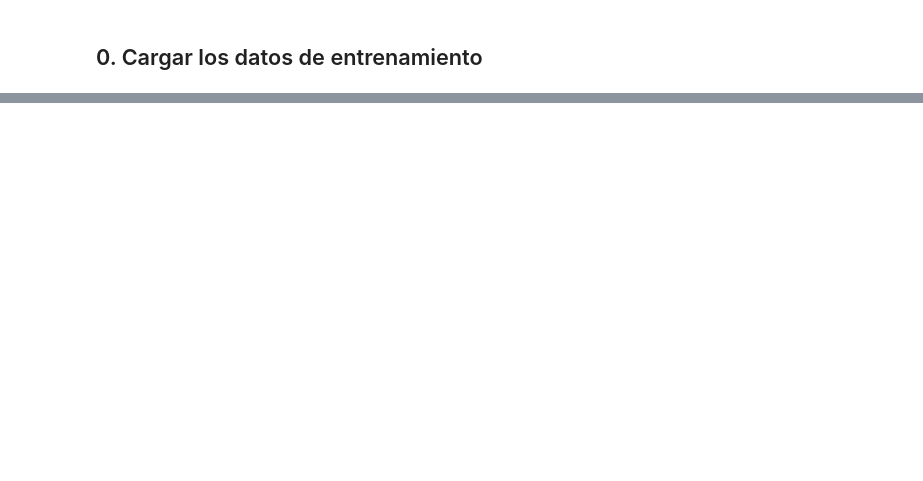
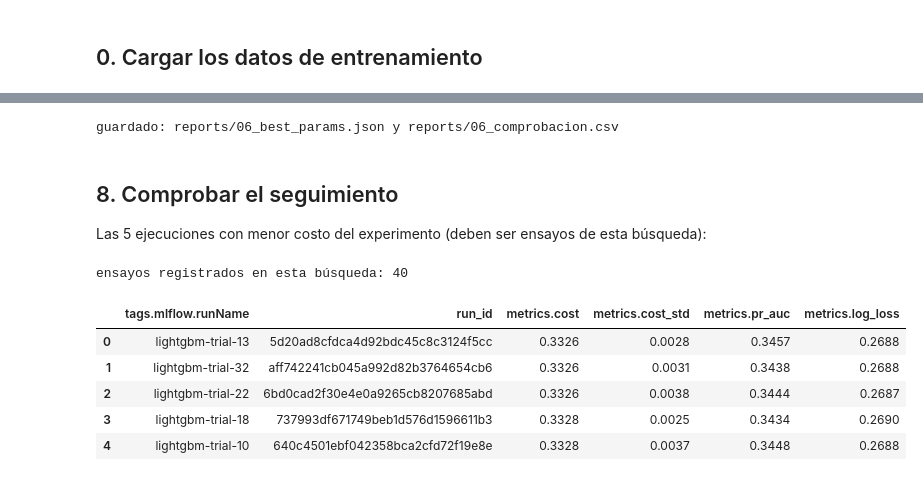
Before and after one commit to andiryospina/proyecto_venta_cruzada_seguro, a Jupyter notebook: notebooks/06_optimizacion.ipynb, the cells around one changed output, grey strips where cells are left out. Cells and saved outputs as stored; diff of their text form; code cells hidden in the pictures; blank space fills up the shorter version.

```diff
--- a/notebooks/06_optimizacion.ipynb
+++ b/notebooks/06_optimizacion.ipynb
@@ -185,0 +222,9 @@ ordenarlos por la métrica principal?
+# %%
+use_tuned = cost_high < 0
+verdict = ("sí: todo el intervalo está bajo cero" if use_tuned else
+           "no distinguible del ruido: el intervalo cruza el cero" if cost_low <= 0 <= cost_high else
+           "empeora: todo el intervalo está sobre cero")
+print(f"costo  optimizado − partida = {cost_diff:+.4f}  IC 95 % [{cost_low:+.4f}, {cost_high:+.4f}]  → {verdict}")
+print(f"PR-AUC optimizado − partida = {pr_diff:+.4f}  IC 95 % [{pr_low:+.4f}, {pr_high:+.4f}]  (control, no decide)")
+print(f"por cada 10.000 clientes: {cost_diff * 10_000:+.0f} unidades de costo (1 = llamada sin éxito; 5 = interesado perdido)")
+print("DECISIÓN:", "se usan los parámetros OPTIMIZADOS" if use_tuned else "se conservan los parámetros de PARTIDA")
@@ -185,0 +245,50 @@ ordenarlos por la métrica principal?
+# %%
+with mlflow.start_run(run_name="comprobacion-reservada"):
+    mlflow.set_tags({"etapa": "06_optimizacion", "modelo": "lightgbm", "tipo": "comprobacion",
+                     "decision": "optimizado" if use_tuned else "partida"})
+    mlflow.log_params({f"best_{k}": v for k, v in study.best_params.items()})
+    mlflow.log_metrics({f"holdout_{k}_tuned": v for k, v in m_tuned.items()})
+    mlflow.log_metrics({f"holdout_{k}_start": v for k, v in m_start.items()})
+    mlflow.log_metrics({"holdout_cost_diff": cost_diff, "holdout_cost_diff_low": cost_low, "holdout_cost_diff_high": cost_high,
+                        "holdout_pr_auc_diff": pr_diff, "holdout_pr_auc_diff_low": pr_low, "holdout_pr_auc_diff_high": pr_high})
+    check_run_id = mlflow.active_run().info.run_id
+
+chosen = study.best_params if use_tuned else {**START_PARAMS}
+record = {
+    "finalista": "lightgbm",
+    "decision": "optimizado" if use_tuned else "partida",
+    "parametros": chosen,
+    "parametros_optimizados": study.best_params,
+    "parametros_partida": START_PARAMS,
+    "busqueda": {"metrica": "cost", "ensayos": len(costs), "pliegues": TUNE_FOLDS, "mejor_ensayo": best.number,
+                 "costo_cv_mejor": best.value, "costo_cv_partida": float(start_cost)},
+    "reservado": {"clientes": int(len(y_hold)), "costo_partida": m_start["cost"], "costo_optimizado": m_tuned["cost"],
+                  "diferencia": cost_diff, "intervalo_95": [cost_low, cost_high],
+                  "pr_auc_diferencia": pr_diff, "pr_auc_intervalo_95": [pr_low, pr_high]},
+    "tracking": donde, "experimento": experimento,
+    "mlflow_parent_run_id": study.user_attrs.get("mlflow_parent_run_id"), "mlflow_check_run_id": check_run_id,
+}
+(REPORTS / "06_best_params.json").write_text(json.dumps(record, indent=2, default=float), encoding="utf-8")
+check.to_csv(REPORTS / "06_comprobacion.csv")
+print("guardado: reports/06_best_params.json y reports/06_comprobacion.csv")
+# %% [output]
+guardado: reports/06_best_params.json y reports/06_comprobacion.csv
+# %% [markdown]
+## 8. Comprobar el seguimiento
+
+Las 5 ejecuciones con menor costo del experimento (deben ser ensayos de esta búsqueda):
+# %%
+runs = mlflow.search_runs(experiment_names=[experimento], filter_string="tags.etapa = '06_optimizacion' and metrics.cost > 0",
+                          order_by=["metrics.cost ASC"], max_results=5)
+cols = [c for c in ["tags.mlflow.runName", "run_id", "metrics.cost", "metrics.cost_std", "metrics.pr_auc", "metrics.log_loss"]
+        if c in runs.columns]
+print(f"ensayos registrados en esta búsqueda: {len(costs)}")
+runs[cols].round(4)
+# %% [output]
+ensayos registrados en esta búsqueda: 40
+|  | tags.mlflow.runName | run_id | metrics.cost | metrics.cost_std | metrics.pr_auc | metrics.log_loss |
+| 0 | lightgbm-trial-13 | 5d20ad8cfdca4d92bdc45c8c3124f5cc | 0.3326 | 0.0028 | 0.3457 | 0.2688 |
+| 1 | lightgbm-trial-32 | aff742241cb045a992d82b3764654cb6 | 0.3326 | 0.0031 | 0.3438 | 0.2688 |
+| 2 | lightgbm-trial-22 | 6bd0cad2f30e4e0a9265cb8207685abd | 0.3326 | 0.0038 | 0.3444 | 0.2687 |
+| 3 | lightgbm-trial-18 | 737993df671749beb1d576d1596611b3 | 0.3328 | 0.0025 | 0.3434 | 0.2690 |
+| 4 | lightgbm-trial-10 | 640c4501ebf042358bca2cfd72f19e8e | 0.3328 | 0.0037 | 0.3448 | 0.2688 |
```
Also changed, not shown: parts of 40 cells of this notebook, 16 other files.
